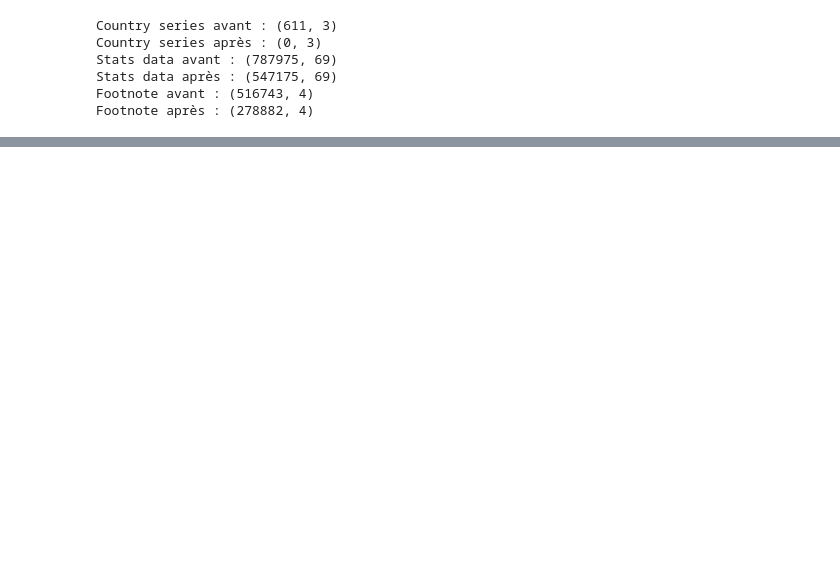
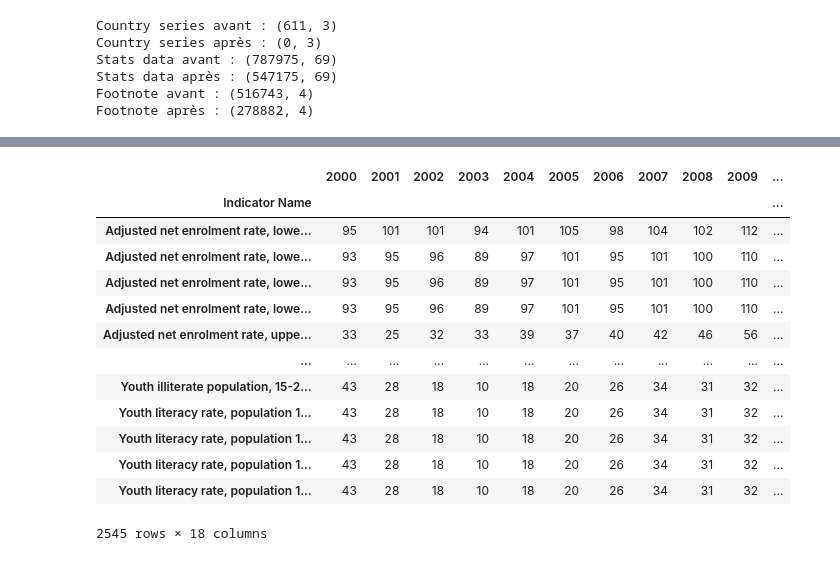
Before and after one commit to AunCly/p2_analyze_educational_data, a Jupyter notebook: p2.ipynb, the cells around one changed output, grey strips where cells are left out. Saved outputs shown, nothing was run; the diff lists cells and outputs as text; code cells hidden in the pictures; blank space fills up the shorter version.

```diff
--- a/p2.ipynb
+++ b/p2.ipynb
@@ -445,0 +498,20 @@ stats_filtered.head(2)
+# %%
+# Identifiez les indicateurs particulièrement riches en données en calculant un dataframe contenant par indicateur et par année, le nombre de pays avec une valeur renseignée.
+
+indicator_with_data_for_country = stats_filtered.groupby(['Indicator Name'])[cols].agg('count')
+indicator_with_data_for_country
+# %% [output]
+|  | 2000 | 2001 | 2002 | 2003 | 2004 | 2005 | 2006 | 2007 | 2008 | 2009 | ... |
+| Indicator Name |  |  |  |  |  |  |  |  |  |  | ... |
+| Adjusted net enrolment rate, lowe... | 95 | 101 | 101 | 94 | 101 | 105 | 98 | 104 | 102 | 112 | ... |
+| Adjusted net enrolment rate, lowe... | 93 | 95 | 96 | 89 | 97 | 101 | 95 | 101 | 100 | 110 | ... |
+| Adjusted net enrolment rate, lowe... | 93 | 95 | 96 | 89 | 97 | 101 | 95 | 101 | 100 | 110 | ... |
+| Adjusted net enrolment rate, lowe... | 93 | 95 | 96 | 89 | 97 | 101 | 95 | 101 | 100 | 110 | ... |
+| Adjusted net enrolment rate, uppe... | 33 | 25 | 32 | 33 | 39 | 37 | 40 | 42 | 46 | 56 | ... |
+| ... | ... | ... | ... | ... | ... | ... | ... | ... | ... | ... | ... |
+| Youth illiterate population, 15-2... | 43 | 28 | 18 | 10 | 18 | 20 | 26 | 34 | 31 | 32 | ... |
+| Youth literacy rate, population 1... | 43 | 28 | 18 | 10 | 18 | 20 | 26 | 34 | 31 | 32 | ... |
+| Youth literacy rate, population 1... | 43 | 28 | 18 | 10 | 18 | 20 | 26 | 34 | 31 | 32 | ... |
+| Youth literacy rate, population 1... | 43 | 28 | 18 | 10 | 18 | 20 | 26 | 34 | 31 | 32 | ... |
+| Youth literacy rate, population 1... | 43 | 28 | 18 | 10 | 18 | 20 | 26 | 34 | 31 | 32 | ... |
+2545 rows × 18 columns
```
Also changed, not shown: parts of 9 cells of this notebook.
